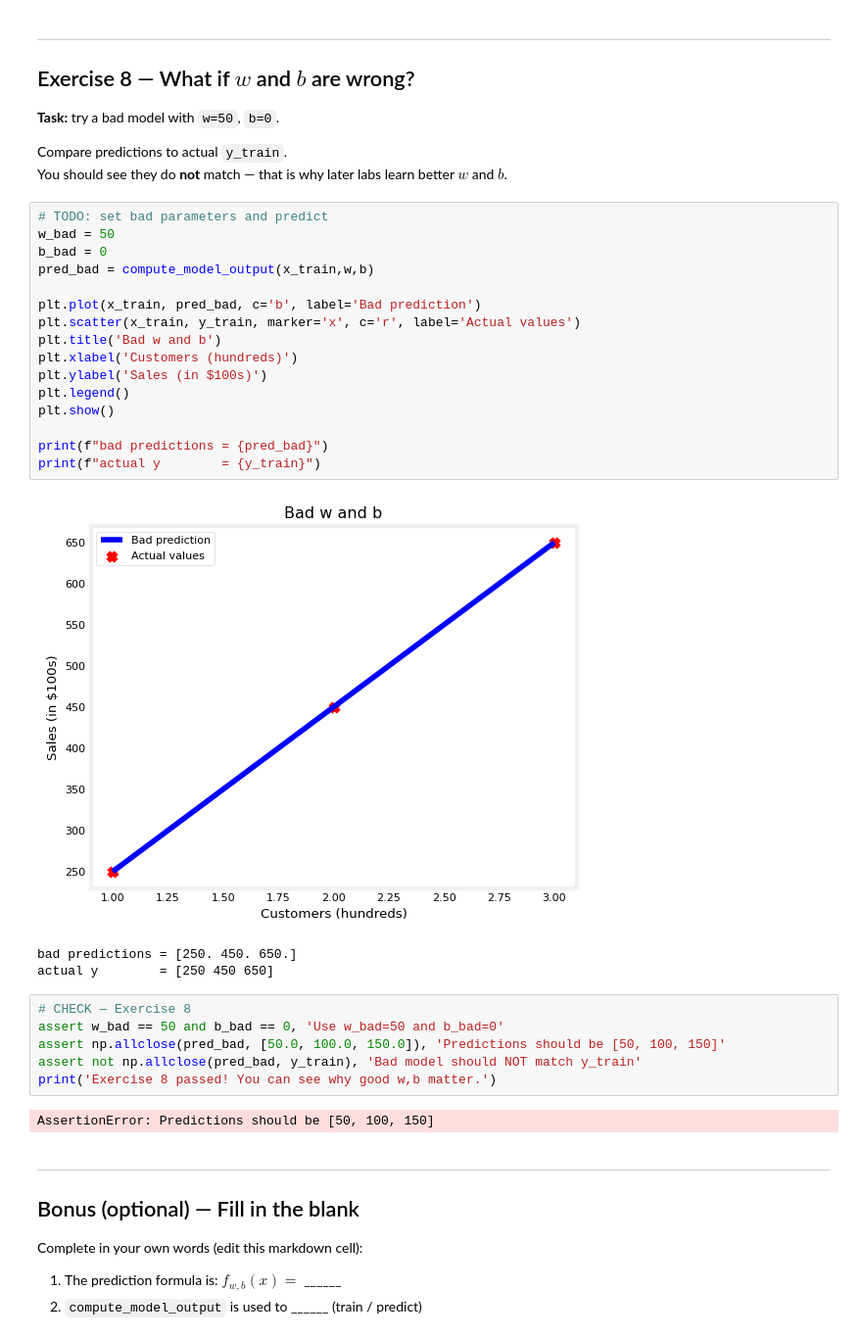
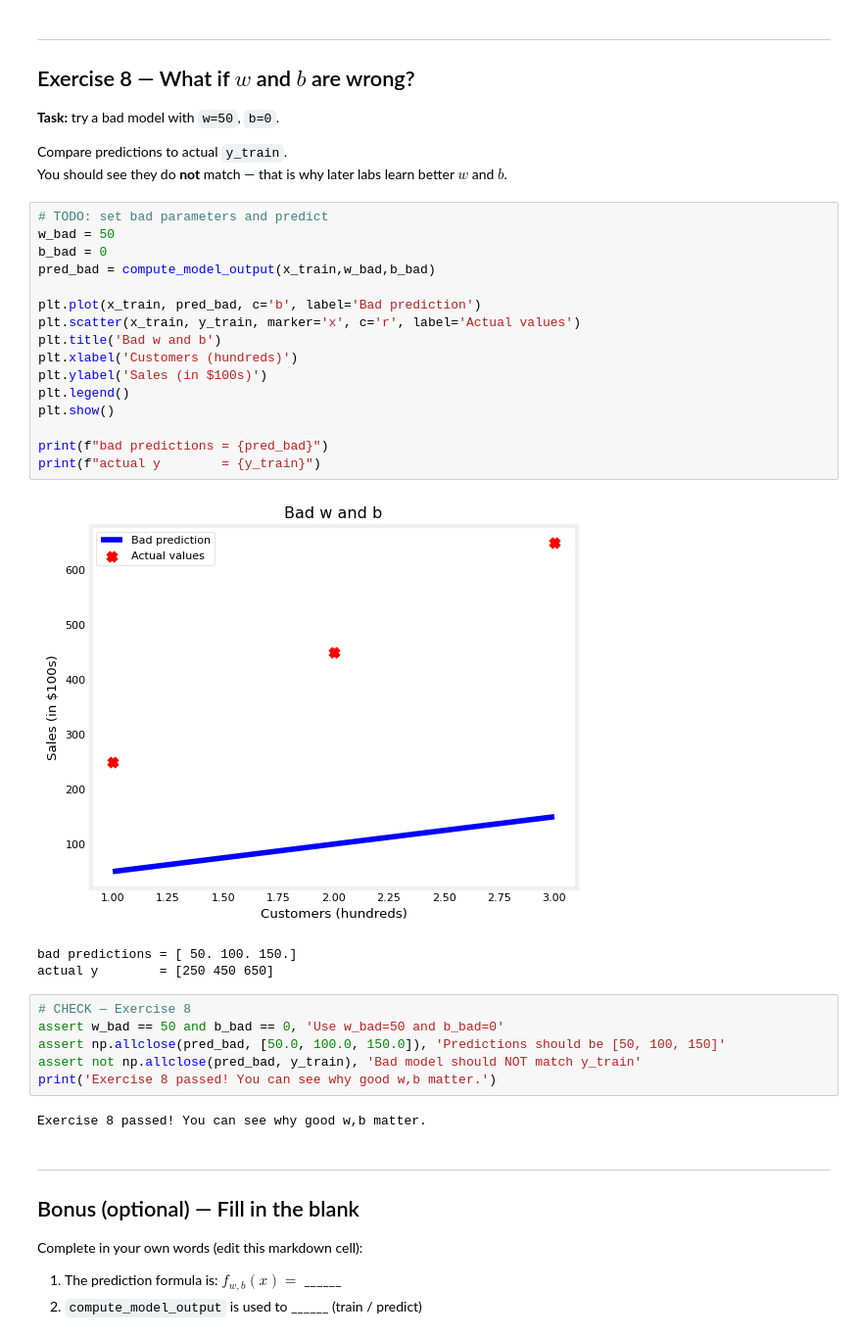
Before and after one commit to khoi01/Machine-Learning-Notebooks, a Jupyter notebook: Training/1_Supervised_Machine_Learning/Week 1. Introduction to Machine Learning/C1_W1_Lab03_Model_Representation_Soln-Exercise.ipynb, the cells around one changed output. Shown at 98% size. Saved outputs shown, nothing was run; the diff lists cells and outputs as text.

```diff
--- a/Training/1_Supervised_Machine_Learning/Week 1. Introduction to Machine Learning/C1_W1_Lab03_Model_Representation_Soln-Exercise.ipynb
+++ b/Training/1_Supervised_Machine_Learning/Week 1. Introduction to Machine Learning/C1_W1_Lab03_Model_Representation_Soln-Exercise.ipynb
@@ -245,22 +245,22 @@ You should see they do **not** match — that is why later labs learn better $w$
 # %%
 # TODO: set bad parameters and predict
 w_bad = 50
 b_bad = 0
-pred_bad = compute_model_output(x_train,w,b)
+pred_bad = compute_model_output(x_train,w_bad,b_bad)
 
 plt.plot(x_train, pred_bad, c='b', label='Bad prediction')
 plt.scatter(x_train, y_train, marker='x', c='r', label='Actual values')
 plt.title('Bad w and b')
 plt.xlabel('Customers (hundreds)')
 plt.ylabel('Sales (in $100s)')
 plt.legend()
 plt.show()
 
 print(f"bad predictions = {pred_bad}")
 print(f"actual y        = {y_train}")
 # %% [output]
-[figure, old version]
+[figure, new version]
-bad predictions = [250. 450. 650.]
+bad predictions = [ 50. 100. 150.]
 actual y        = [250 450 650]
 # %%
 # CHECK — Exercise 8
@@ -269,7 +269,7 @@ assert np.allclose(pred_bad, [50.0, 100.0, 150.0]), 'Predictions should be [50,
 assert not np.allclose(pred_bad, y_train), 'Bad model should NOT match y_train'
 print('Exercise 8 passed! You can see why good w,b matter.')
 # %% [output]
-AssertionError: Predictions should be [50, 100, 150]
+Exercise 8 passed! You can see why good w,b matter.
 # %% [markdown]
 ---
 ## Bonus (optional) — Fill in the blank
```
